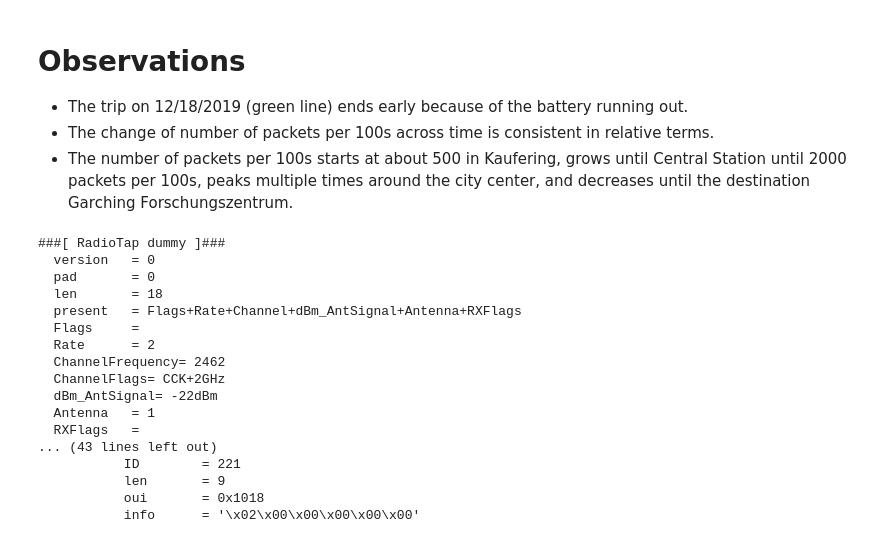
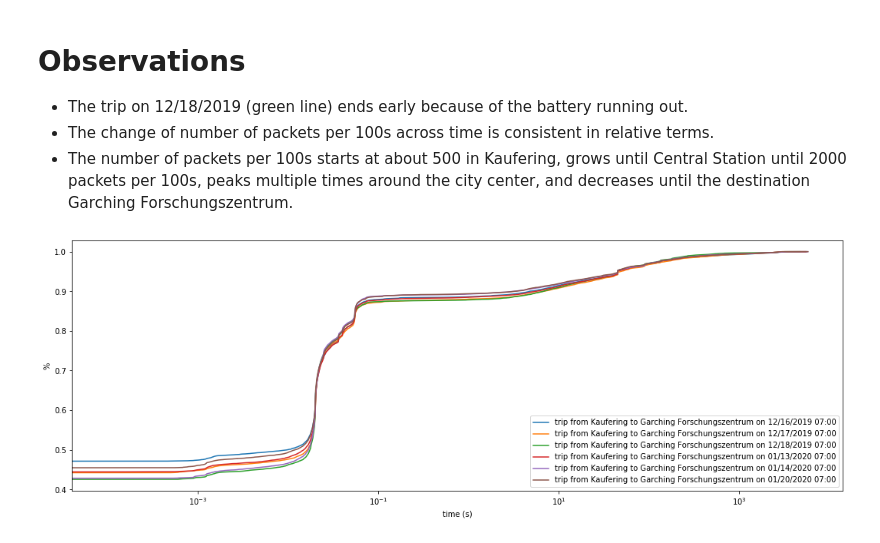
Before and after one commit to simonzachau/wifi-probes-analytics, a Jupyter notebook: analytics.ipynb, the cells around one changed output. Drawn from its saved outputs; the diff is of its cells as text; code cells hidden in the pictures.

```diff
--- a/analytics.ipynb
+++ b/analytics.ipynb
@@ -118,20 +120,37 @@ plot_line_chart(plots, x_label='time (s)', y_label='number of probes per {}s'.fo
-# %%
-commute_samples[commutes[0]][0].show()
-# %% [output]
-###[ RadioTap dummy ]###
-  version   = 0
-  pad       = 0
-  len       = 18
-  present   = Flags+Rate+Channel+dBm_AntSignal+Antenna+RXFlags
-  Flags     =
-  Rate      = 2
-  ChannelFrequency= 2462
-  ChannelFlags= CCK+2GHz
-  dBm_AntSignal= -22dBm
-  Antenna   = 1
-  RXFlags   =
-... (43 lines left out)
-           ID        = 221
-           len       = 9
-           oui       = 0x1018
-           info      = '\x02\x00\x00\x00\x00\x00'
+# %%
+from collections import defaultdict
+
+
+def compute_inter_contact_times(probes):
+    min_max_timestamps = defaultdict(tuple)  # mac -> min, max timestamp
+    for probe in probes:
+        current_min_max = min_max_timestamps[probe['mac']]
+        min_timestamp = min([*current_min_max, probe['timestamp']])
+        max_timestamp = max([*current_min_max, probe['timestamp']])
+        min_max_timestamps[probe['mac']] = min_timestamp, max_timestamp
+    return sorted(max_timestamp - min_timestamp for min_timestamp, max_timestamp in min_max_timestamps.values())
+# %%
+def compute_cdf(values):
+    total = len(values)
+    accumulator = 0
+    ys, xs = [], []
+    current_value = None
+    for value in values:
+        if current_value != value and current_value is not None:
+            ys.append(accumulator)
+            xs.append(current_value)
+        current_value = value
+        accumulator += 1 / total
+    return xs, ys
+# %%
+plots = []
+
+for commute in commutes:
+    legend = '{} on {:%m/%d/%Y %H:%M}'.format(commute.description, commute.start_date)
+    inter_contact_times = compute_inter_contact_times(commute_time_series[commute])
+    xs, ys = compute_cdf(inter_contact_times)
+    plots.append((xs, ys, legend))
+
+plot_line_chart(plots, x_label='time (s)', y_label='%', x_scale='log')
+# %% [output]
+[figure, added]
```
Also changed, not shown: parts of 5 cells of this notebook.
